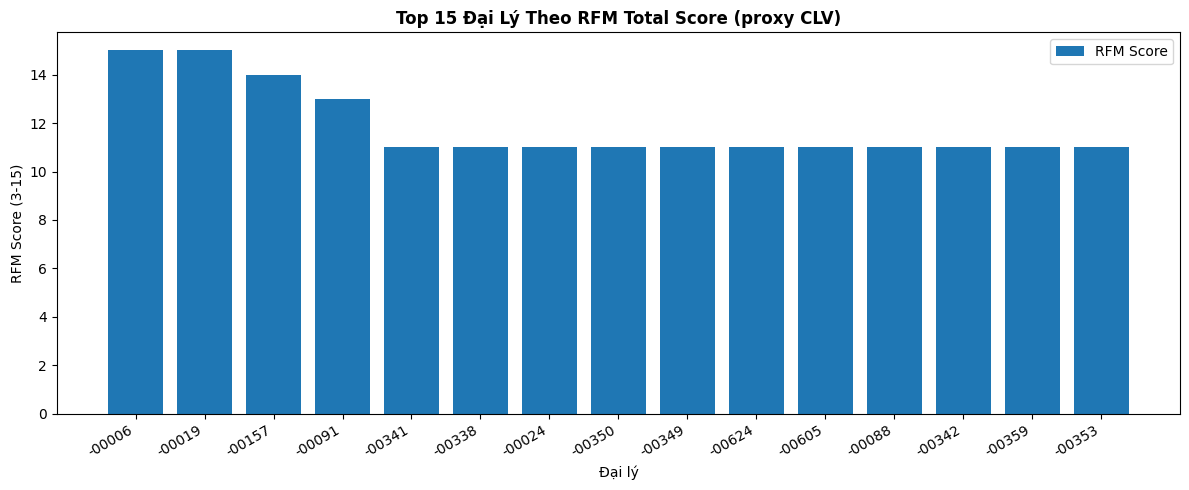
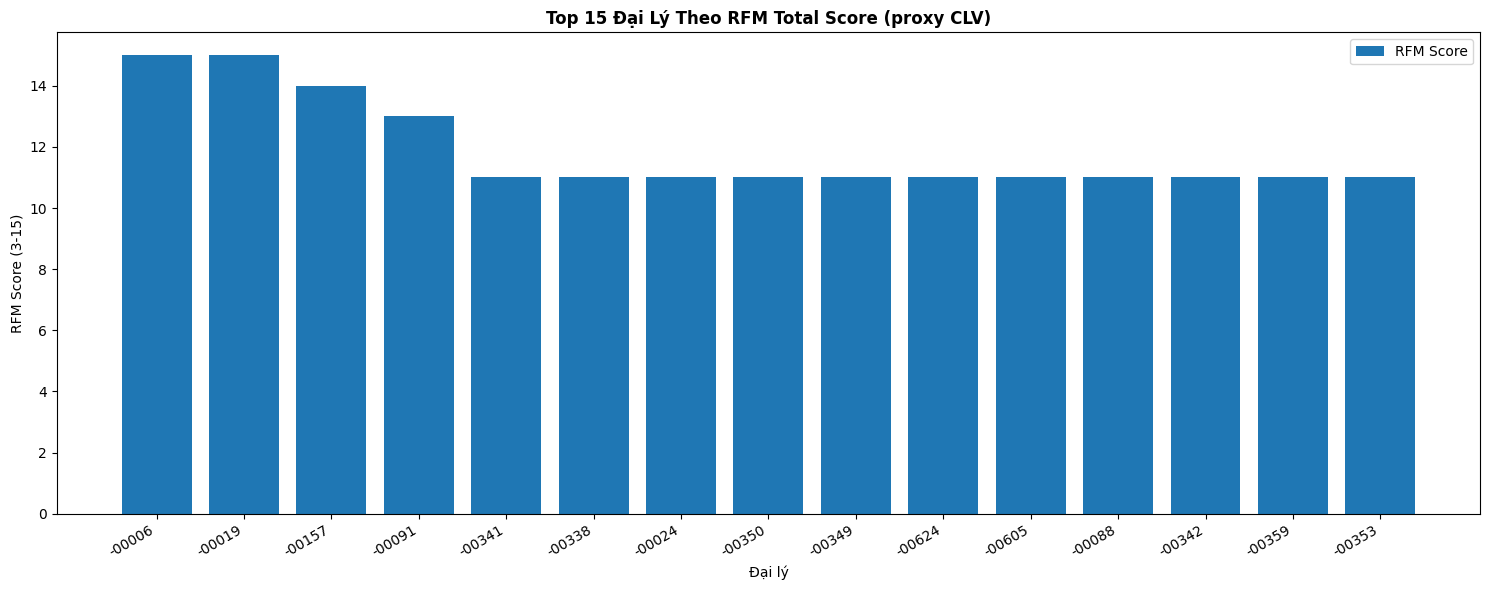
The change to this notebook cell's code, shown as a diff; its figure went from the first image to the second:
--- before
+++ after
@@ -2,5 +2,5 @@
 if BG_NBD_OK and bgf_data is not None:
     top_clv = bgf_data.sort_values('CLV_90d', ascending=False).head(15)
-    fig, ax = plt.subplots(figsize=(12, 6))
+    fig, ax = plt.subplots(figsize=(15, 6))
     ax.bar(range(len(top_clv)), top_clv['CLV_90d'] / 1e6, color='C0')
     ax.set_xticks(range(len(top_clv)))
@@ -17,5 +17,5 @@
     print('Dùng RFM total score làm proxy CLV:')
     rfm_proxy = rfm.sort_values('RFM_total', ascending=False).head(15)
-    fig, ax = plt.subplots(figsize=(12, 5))
+    fig, ax = plt.subplots(figsize=(15, 6))
     ax.bar(range(len(rfm_proxy)), rfm_proxy['RFM_total'], color='C0')
     ax.set_xticks(range(len(rfm_proxy)))

Commit: Rebuild 5 academic notebooks from 15 template repos Cloned all 15 repos (r01-r15), read each notebook structure, then adapted cell-by-cell without breaking template structure. Notebooks: - 00_eda.ipynb          (34 cells | r05+r13 templates | statsmodels decomp/ACF/PACF) - 01_q1_sales_forecast  (39 